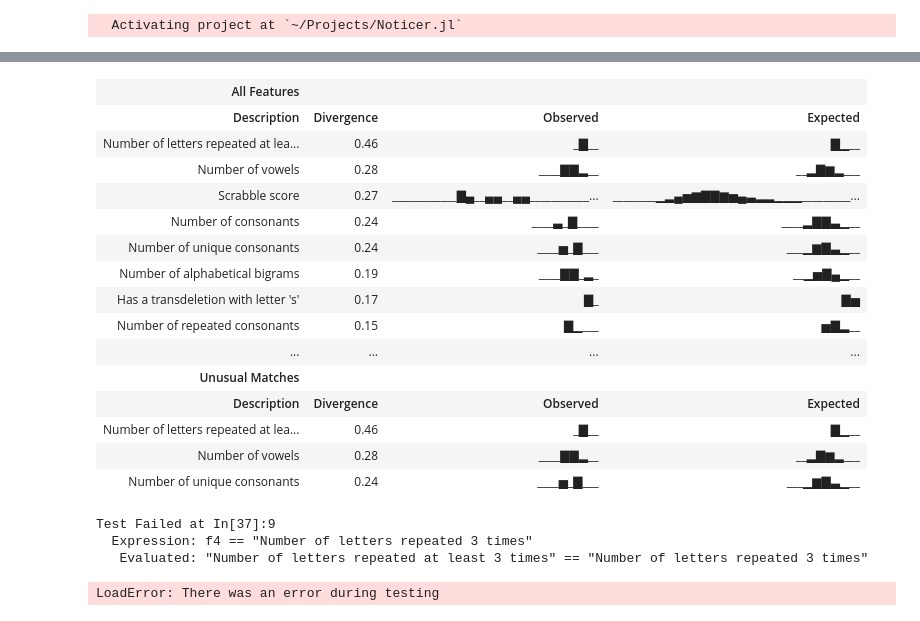
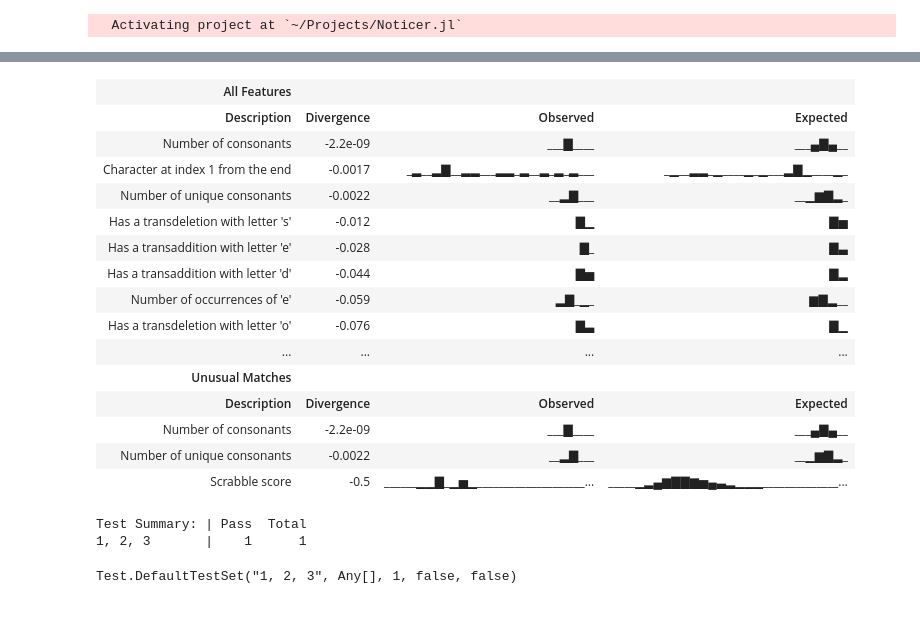
Before and after one commit to rdeits/Noticer.jl, a Jupyter notebook: noticer.ipynb, the cells around one changed output, grey strips where cells are left out. Saved outputs shown, nothing was run; the diff lists cells and outputs as text; code cells hidden in the pictures.

```diff
--- a/noticer.ipynb
+++ b/noticer.ipynb
@@ -54,33 +136,28 @@ Report(results)
 # %%
-    function best_feature(answers)
-        # display(answers)
-        results = evaluate(model, answers)
-        display(Report(results))
-        description(first(results))
-    end
-
-        f4 = best_feature(["monologue", "frigidities", "satirizing", "meteorology", "avalance", "achievement", "constitute"])
-        @test f4 == "Number of letters repeated 3 times"
-
-    end
+# https://puzzles.mit.edu/2016/puzzle/1_2_3/solution/
+@testset "1, 2, 3" begin
+    clues = ["season", "saveup", "ecowas", "ignore", "sluice", "hosni", "inbed", "barbeau", "museum", "tobiah", "unsew", "dolce", "anaphia", "teenage"]
+    results = evaluate(model, clues)
+    display(Report(results))
+    @test description(first(results)) == "Number of consonants"
+end
 # %% [output]
 | All Features |  |  |  |
 | Description | Divergence | Observed | Expected |
-| Number of letters repeated at lea... | 0.46 | _▇__ | ▇▁__ |
-| Number of vowels | 0.28 | ____▇▇▂__ | __▂▇▆▂___ |
-| Scrabble score | 0.27 | ____________▇▄__▄▄__▄▄___________... | ________▁▂▄▅▆▇▇▆▅▄▃▂▂▁▁▁_________... |
-| Number of consonants | 0.24 | ____▃_▇____ | ____▂▇▇▃▁__ |
-| Number of unique consonants | 0.24 | ____▅_▇___ | ___▁▆▇▃▁__ |
-| Number of alphabetical bigrams | 0.19 | ____▇▇_▂_ | __▁▅▇▄▁__ |
-| Has a transdeletion with letter 's' | 0.17 | ▇_ | ▇▅ |
-| Number of repeated consonants | 0.15 | ▇▁___ | ▅▇▂__ |
+| Number of consonants | -2.2e-09 | ___▇____ | ___▄▇▄__ |
+| Character at index 1 from the end | -0.0017 | _▂__▂▇__▂▂___▂▂_▂__▂_▂_▂___ | _▁__▂▂_▁____▁_▁___▂▇▁____▁_ |
+| Number of unique consonants | -0.0022 | __▂▇___ | __▁▆▇▂_ |
+| Has a transdeletion with letter 's' | -0.012 | ▇▁ | ▇▅ |
+| Has a transaddition with letter 'e' | -0.028 | ▇_ | ▇▃ |
+| Has a transaddition with letter 'd' | -0.044 | ▇▅ | ▇▂ |
+| Number of occurrences of 'e' | -0.059 | ▂▇_▁_ | ▆▇▂__ |
+| Has a transdeletion with letter 'o' | -0.076 | ▇▃ | ▇▁ |
 | ... | ... | ... | ... |
 | Unusual Matches |  |  |  |
 | Description | Divergence | Observed | Expected |
-| Number of letters repeated at lea... | 0.46 | _▇__ | ▇▁__ |
-| Number of vowels | 0.28 | ____▇▇▂__ | __▂▇▆▂___ |
-| Number of unique consonants | 0.24 | ____▅_▇___ | ___▁▆▇▃▁__ |
+| Number of consonants | -2.2e-09 | ___▇____ | ___▄▇▄__ |
+| Number of unique consonants | -0.0022 | __▂▇___ | __▁▆▇▂_ |
+| Scrabble score | -0.5 | ______▁▁▇_▁▅▁____________________... | _____▁▂▄▆▇▇▆▅▄▃▂▁▁▁______________... |
-Test Failed at In[37]:9
-  Expression: f4 == "Number of letters repeated 3 times"
-   Evaluated: "Number of letters repeated at least 3 times" == "Number of letters repeated 3 times"
+Test Summary: | Pass  Total
+1, 2, 3       |    1      1
-LoadError: There was an error during testing
+Test.DefaultTestSet("1, 2, 3", Any[], 1, false, false)
```
Also changed, not shown: parts of 9 cells of this notebook, 10 other files.
